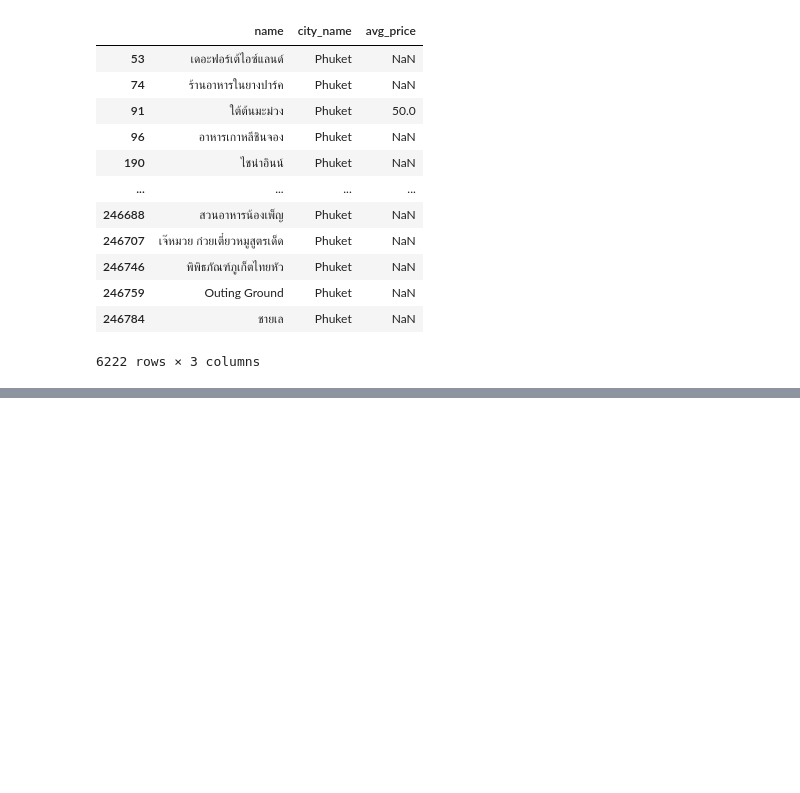
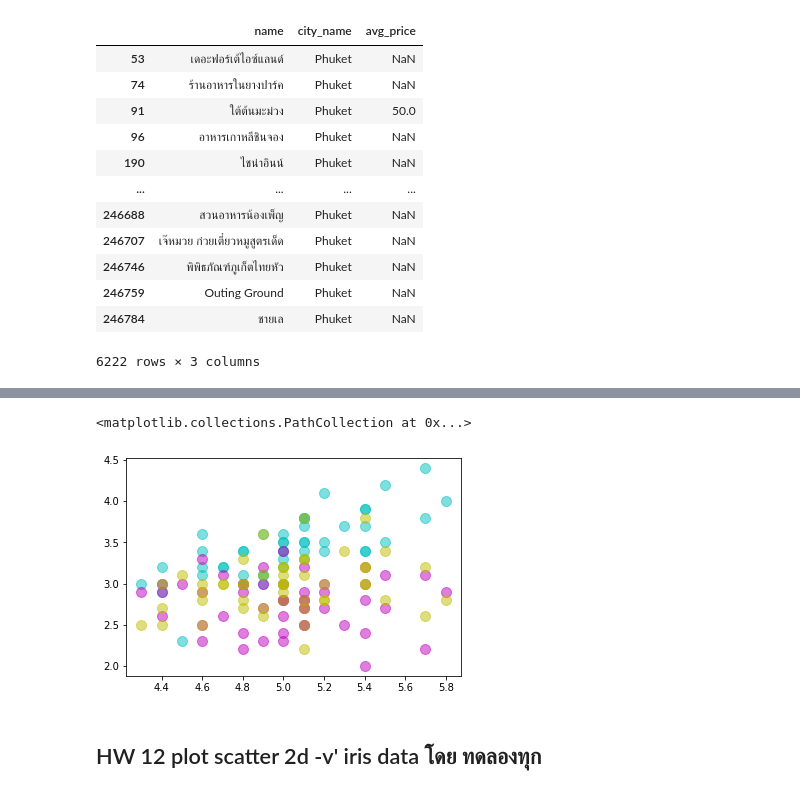
Before and after one commit to tthawatch/DPDM, a Jupyter notebook: Pandas_and_Data_Peaprocessing_101.ipynb, the cells around one changed output, grey strips where cells are left out. Cells and saved outputs as stored; diff of their text form; code cells hidden in the pictures; blank space fills up the shorter version.

```diff
--- a/Pandas_and_Data_Peaprocessing_101.ipynb
+++ b/Pandas_and_Data_Peaprocessing_101.ipynb
@@ -300,0 +664,2 @@ phuket_table
+# %%
+iris = datasets.load_iris()
@@ -300,0 +676,9 @@ phuket_table
+# %%
+plt.scatter(iris['data'][:50,0],iris['data'][:50,1],s=100,c='c',alpha=0.5)
+plt.scatter(iris['data'][:50,0],iris['data'][50:100,1],s=100,c='m',alpha=0.5)
+plt.scatter(iris['data'][:50,0],iris['data'][100:150,1],s=100,c='y',alpha=0.5)
+# %% [output]
+<matplotlib.collections.PathCollection at 0x...>
+[figure, added]
+# %% [markdown]
+## HW 12 plot scatter 2d -v' iris data โดย ทดลองทุก
```
Also changed, not shown: parts of 39 cells of this notebook.
